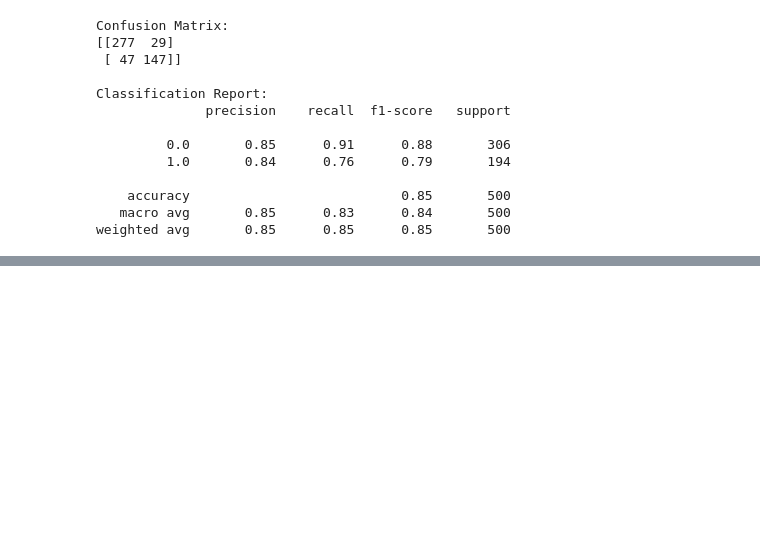
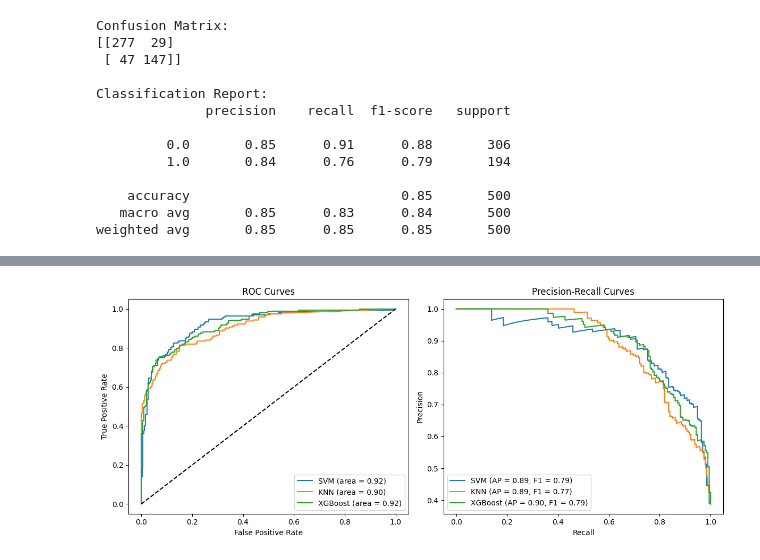
Before and after one commit to AhmedElZubair38/DISSERTATION, a Jupyter notebook: MOSTLY_Data_3/MODEL_1A.ipynb, the cells around one changed output, grey strips where cells are left out. Drawn from its saved outputs; the diff is of its cells as text; code cells hidden in the pictures; blank space fills up the shorter version.

Commit message:
plots!

```diff
--- a/MOSTLY_Data_3/MODEL_1A.ipynb
+++ b/MOSTLY_Data_3/MODEL_1A.ipynb
@@ -541,5 +541,5 @@ from sklearn.svm import SVC
 with tf.device('/GPU:0'):
 
     # Create and train the SVM
-    svm_model = SVC(kernel='linear')
+    svm_model = SVC(kernel='linear', probability=True)
     svm_model.fit(train_features, train_labels)
@@ -594,6 +587,12 @@ weighted avg       0.85      0.85      0.85       500
 from sklearn.neighbors import KNeighborsClassifier
 
 # Create and train the KNN model
-knn_model = KNeighborsClassifier(n_neighbors=5)
+knn_model = KNeighborsClassifier(n_neighbors=8,
+                                 weights='distance',
+                                 algorithm='auto',
+                                 leaf_size=30,
+                                 p=2,
+                                 metric='minkowski',
+                                 n_jobs=-1)
 knn_model.fit(train_features, train_labels)
 # %% [output]
@@ -640,0 +640,6 @@ weighted avg       0.83      0.83      0.83       500
+# %%
+import xgboost as xgb
+
+# Create and train the XGBoost model
+xgb_model = xgb.XGBClassifier(objective='binary:logistic', use_label_encoder=False, eval_metric='logloss')
+xgb_model.fit(train_features, train_labels)
@@ -641,3 +698,67 @@ weighted avg       0.83      0.83      0.83       500
+# %%
+from sklearn.metrics import roc_curve, auc, precision_recall_curve, f1_score, average_precision_score
+import matplotlib.pyplot as plt
+
+# Assuming you have the true labels and predicted probabilities for each model
+true_labels = test_labels
+svm_probs = svm_model.predict_proba(test_features)[:, 1]
+
+# KNN probabilities
+knn_probs = knn_model.predict_proba(test_features)[:, 1]
+
+# XGBoost probabilities
+xgb_probs = xgb_model.predict_proba(test_features)[:, 1]
+
+# Calculate ROC curve and ROC area for each model
+fpr_svm, tpr_svm, _ = roc_curve(true_labels, svm_probs)
+roc_auc_svm = auc(fpr_svm, tpr_svm)
+
+fpr_knn, tpr_knn, _ = roc_curve(true_labels, knn_probs)
+roc_auc_knn = auc(fpr_knn, tpr_knn)
+
+fpr_xgb, tpr_xgb, _ = roc_curve(true_labels, xgb_probs)
+roc_auc_xgb = auc(fpr_xgb, tpr_xgb)
+
+# Calculate Precision-Recall curve and F1 score for each model
+precision_svm, recall_svm, _ = precision_recall_curve(true_labels, svm_probs)
+ap_svm = average_precision_score(true_labels, svm_probs)
+f1_svm = f1_score(true_labels, svm_probs.round())
+
+precision_knn, recall_knn, _ = precision_recall_curve(true_labels, knn_probs)
+ap_knn = average_precision_score(true_labels, knn_probs)
+f1_knn = f1_score(true_labels, knn_probs.round())
+
+precision_xgb, recall_xgb, _ = precision_recall_curve(true_labels, xgb_probs)
+ap_xgb = average_precision_score(true_labels, xgb_probs)
+f1_xgb = f1_score(true_labels, xgb_probs.round())
+
+# Plot all ROC curves
+plt.figure(figsize=(12, 5))
+
+plt.subplot(1, 2, 1)
+plt.plot(fpr_svm, tpr_svm, label=f'SVM (area = {roc_auc_svm:.2f})')
+plt.plot(fpr_knn, tpr_knn, label=f'KNN (area = {roc_auc_knn:.2f})')
+plt.plot(fpr_xgb, tpr_xgb, label=f'XGBoost (area = {roc_auc_xgb:.2f})')
+plt.plot([0, 1], [0, 1], 'k--')
+plt.xlabel('False Positive Rate')
+plt.ylabel('True Positive Rate')
+plt.title('ROC Curves')
+plt.legend(loc='lower right')
+
+# Plot all Precision-Recall curves
+plt.subplot(1, 2, 2)
+plt.plot(recall_svm, precision_svm, label=f'SVM (AP = {ap_svm:.2f}, F1 = {f1_svm:.2f})')
+plt.plot(recall_knn, precision_knn, label=f'KNN (AP = {ap_knn:.2f}, F1 = {f1_knn:.2f})')
+plt.plot(recall_xgb, precision_xgb, label=f'XGBoost (AP = {ap_xgb:.2f}, F1 = {f1_xgb:.2f})')
+plt.xlabel('Recall')
+plt.ylabel('Precision')
+plt.title('Precision-Recall Curves')
+plt.legend(loc='lower left')
+
+plt.tight_layout()
+plt.show()
+# %% [output]
+[figure, added]
 # %%
 # # Plot the confusion matrix heatmap
 # plt.figure(figsize=(8, 6))
```
Also changed, not shown: parts of 7 cells of this notebook.
